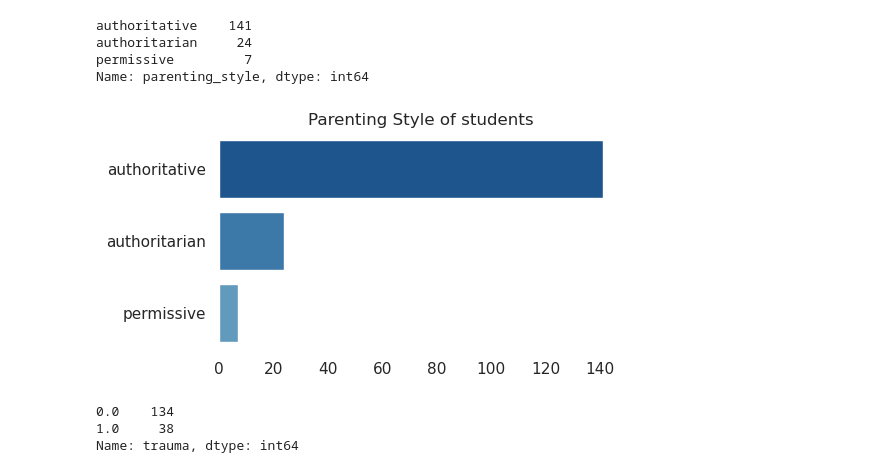
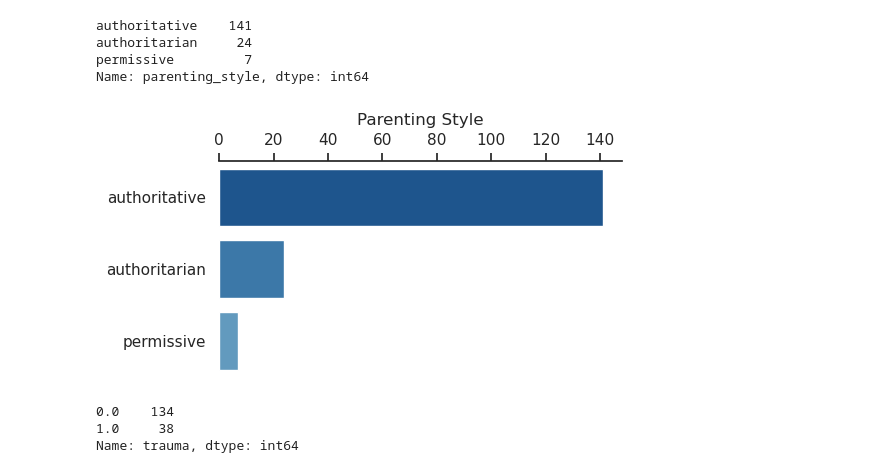
Before and after one commit to Ammon21/School-Data-Science-Project, a Jupyter notebook: notebooks/Data Cleaning-HS.ipynb, the cells around one changed output. Cells and saved outputs as stored; diff of their text form; code cells hidden in the pictures.

```diff
--- a/notebooks/Data Cleaning-HS.ipynb
+++ b/notebooks/Data Cleaning-HS.ipynb
@@ -569,16 +569,17 @@ Name: parenting_style, dtype: int64
 # %%
 sns.set(rc={'figure.figsize':(5.2,2.8)})
 sns.set_palette("Blues_r")
 sns.set_style("white")
 ax = sns.countplot(data = df, y='parenting_style', order=df['parenting_style'].value_counts().index)
-sns.despine(bottom=True, left=True)
+sns.despine(top=False, left=True, bottom=True)
 plt.ylabel("", size=10)
 plt.xlabel("", size=10)
-plt.title("Parenting Style of students")
+plt.title("Parenting Style")
 ax.tick_params(bottom=False)
 ax.tick_params(left=False)
+ax.xaxis.tick_top()
 # %% [output]
-[figure, old version]
+[figure, new version]
 # %%
 df['trauma'].value_counts()
 # %% [output]
```
Also changed, not shown: parts of 3 cells of this notebook.
